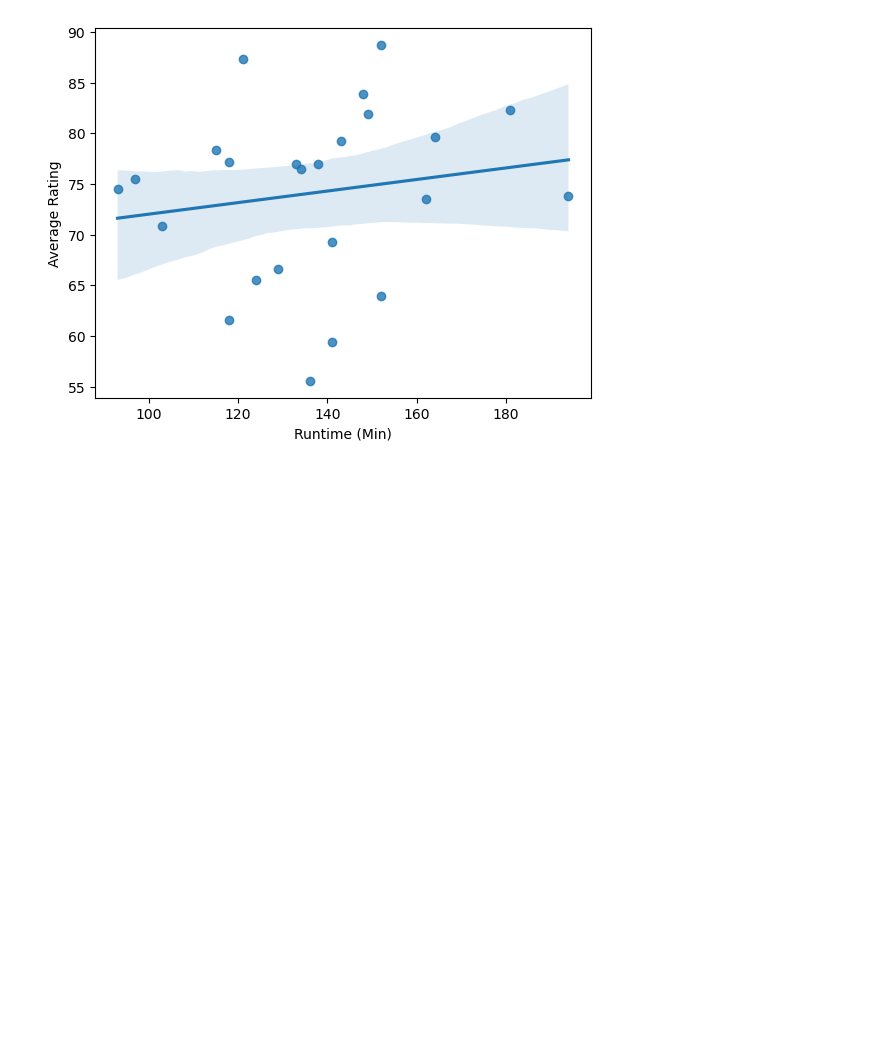
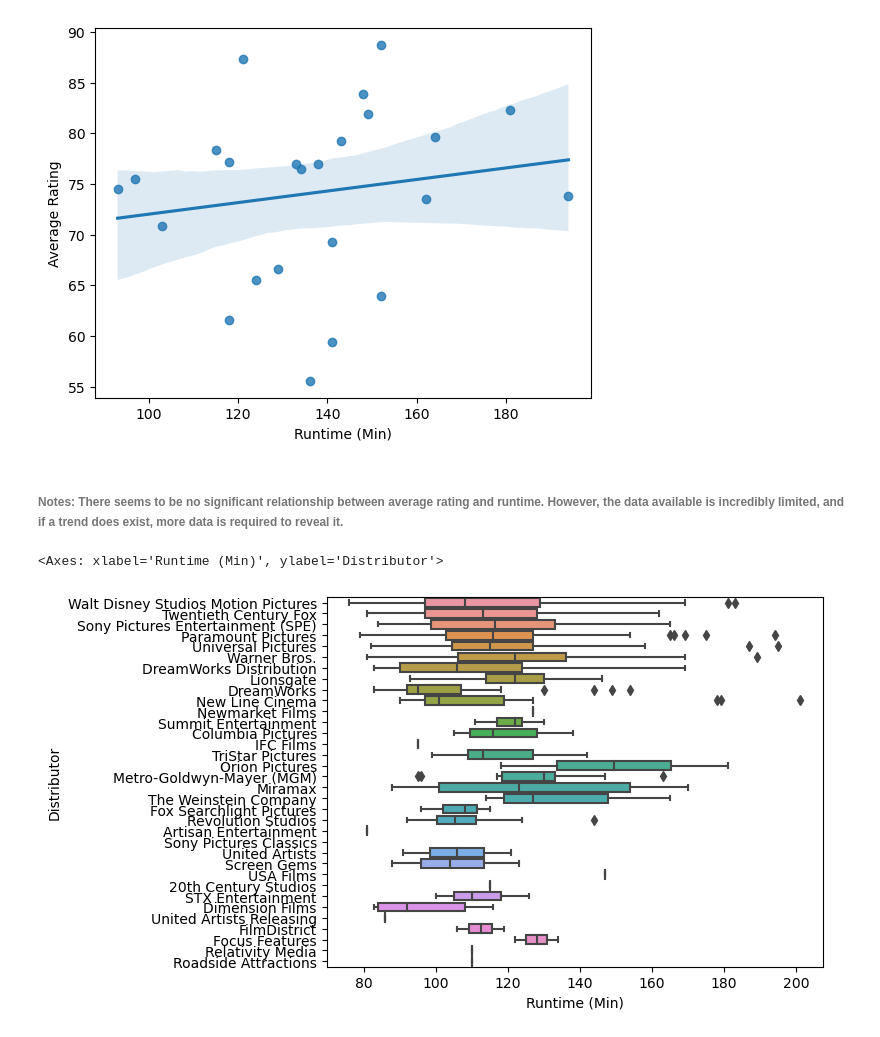
Before and after one commit to ubco-W2022T2-data301/project-group-group52, a Jupyter notebook: analysis/analysis2.ipynb, the cells around one changed output. Cells and saved outputs as stored; diff of their text form; code cells hidden in the pictures; blank space fills up the shorter version.

```diff
--- a/analysis/analysis2.ipynb
+++ b/analysis/analysis2.ipynb
@@ -284,3 +282,13 @@ sns.regplot(data=comb,
 # %% [output]
 <Axes: xlabel='Runtime (Min)', ylabel='Average Rating'>
 [figure]
+# %% [markdown]
+###### Notes: There seems to be no significant relationship between average rating and runtime. However, the data available is incredibly limited, and if a trend does exist, more data is required to reveal it.
+# %%
+# Runtime vs. Distributer
+sns.boxplot(data=comb,
+            y='Distributor',
+            x='Runtime (Min)')
+# %% [output]
+<Axes: xlabel='Runtime (Min)', ylabel='Distributor'>
+[figure, added]
```
Also changed, not shown: parts of 12 cells of this notebook.
